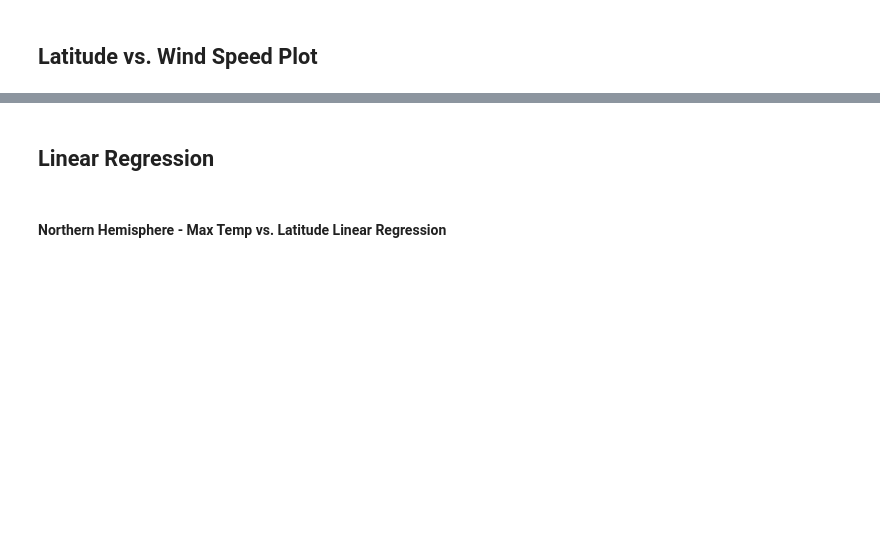
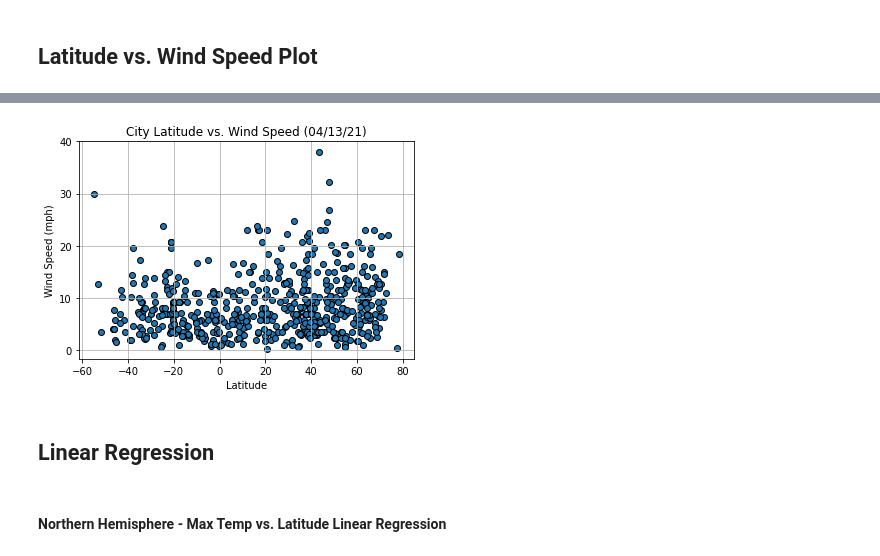
Before and after one commit to SyFlores/python-api-challenge, a Jupyter notebook: WeatherPy/WeatherPy.ipynb, the cells around one changed output, grey strips where cells are left out. Drawn from its saved outputs; the diff is of its cells as text; code cells hidden in the pictures; blank space fills up the shorter version.

```diff
--- a/WeatherPy/WeatherPy.ipynb
+++ b/WeatherPy/WeatherPy.ipynb
@@ -210,3 +228,13 @@ clean_weather_df.describe()
+# %%
+plt.scatter(clean_weather_df["Lat"], clean_weather_df["Wind Speed"], edgecolors = "black")
+plt.title("City Latitude vs. Wind Speed (04/13/21)")
+plt.xlabel("Latitude")
+plt.ylabel("Wind Speed (mph)")
+plt.yticks([0, 10, 20, 30, 40])
+plt.grid()
+plt.show();
+# %% [output]
+[figure, added]
 # %% [markdown]
 ## Linear Regression
 # %% [markdown]
```
Also changed, not shown: parts of 15 cells of this notebook, 1 other file.
